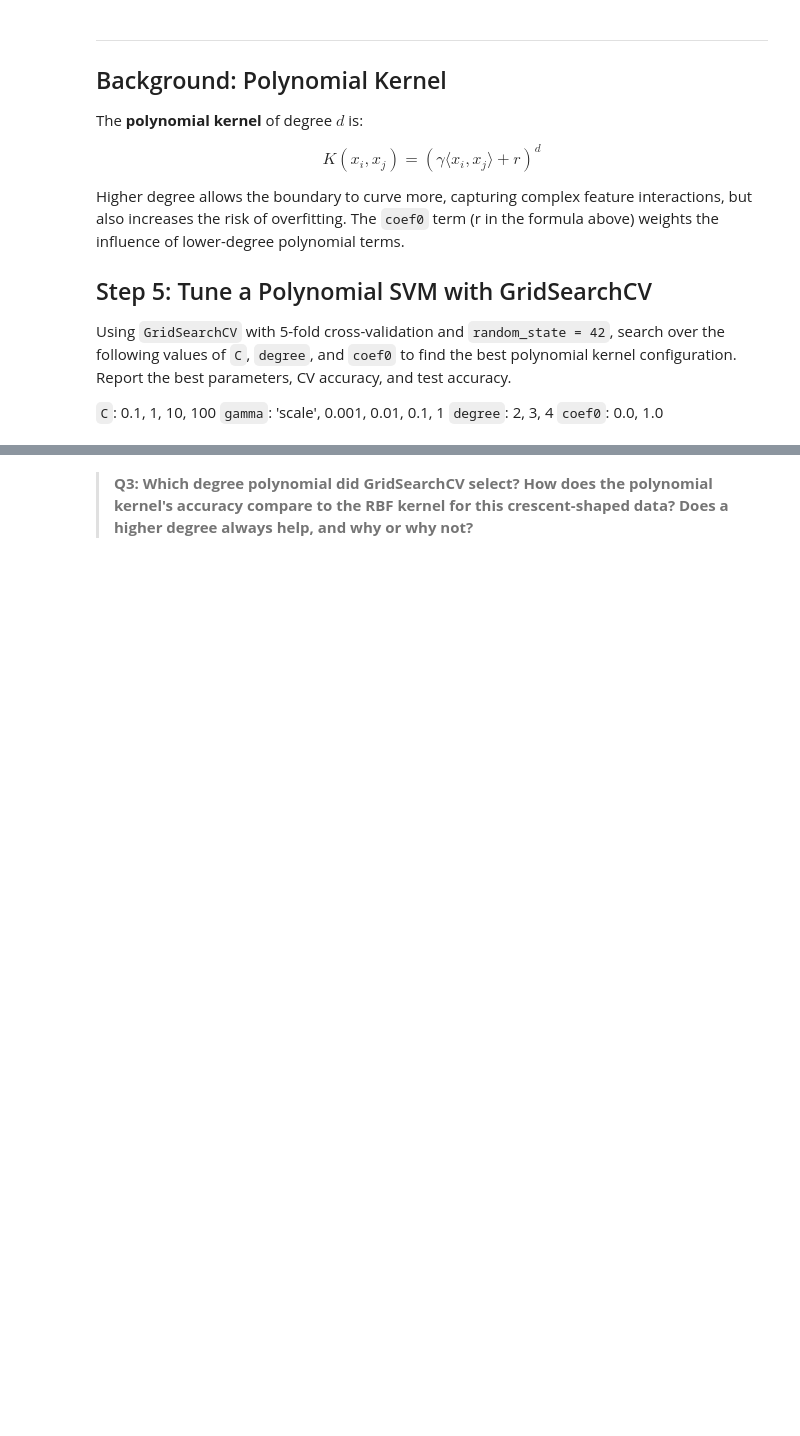
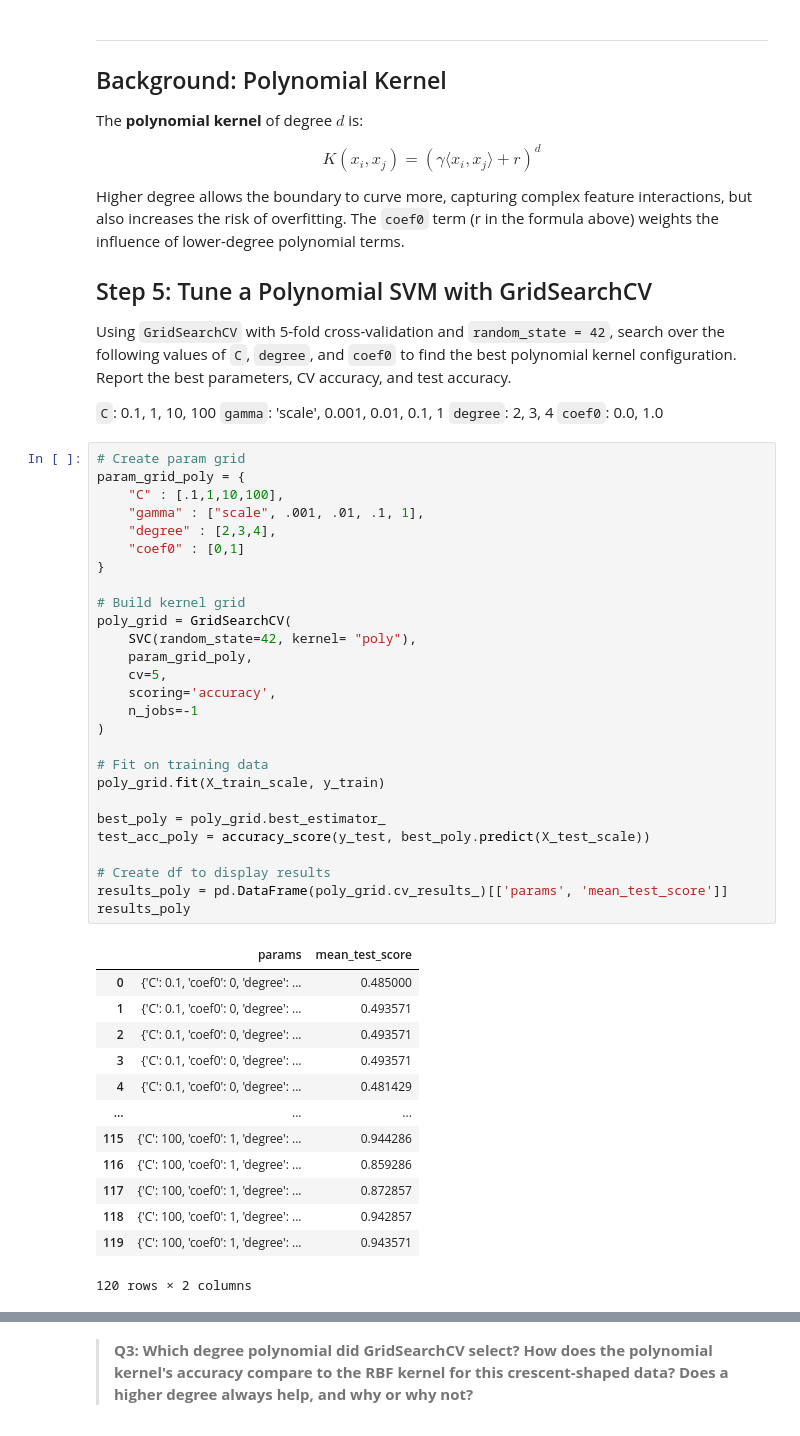
Before and after one commit to vedikaS-byte/eds232-labs, a Jupyter notebook: lab8.ipynb, the cells around one changed output, grey strips where cells are left out. Cells and saved outputs as stored; diff of their text form; blank space fills up the shorter version.

```diff
--- a/lab8.ipynb
+++ b/lab8.ipynb
@@ -197,3 +240,44 @@ Using `GridSearchCV` with 5-fold cross-validation and `random_state = 42`, searc
 `gamma`: 'scale', 0.001, 0.01, 0.1, 1
 `degree`: 2, 3, 4
 `coef0`: 0.0, 1.0
+# %%
+# Create param grid
+param_grid_poly = {
+    "C" : [.1,1,10,100],
+    "gamma" : ["scale", .001, .01, .1, 1],
+    "degree" : [2,3,4],
+    "coef0" : [0,1]
+}
+
+# Build kernel grid
+poly_grid = GridSearchCV(
+    SVC(random_state=42, kernel= "poly"),
+    param_grid_poly,
+    cv=5,
+    scoring='accuracy',
+    n_jobs=-1
+)
+
+# Fit on training data
+poly_grid.fit(X_train_scale, y_train)
+
+best_poly = poly_grid.best_estimator_
+test_acc_poly = accuracy_score(y_test, best_poly.predict(X_test_scale))
+
+# Create df to display results
+results_poly = pd.DataFrame(poly_grid.cv_results_)[['params', 'mean_test_score']]
+results_poly
+# %% [output]
+|  | params | mean_test_score |
+| 0 | {'C': 0.1, 'coef0': 0, 'degree': ... | 0.485000 |
+| 1 | {'C': 0.1, 'coef0': 0, 'degree': ... | 0.493571 |
+| 2 | {'C': 0.1, 'coef0': 0, 'degree': ... | 0.493571 |
+| 3 | {'C': 0.1, 'coef0': 0, 'degree': ... | 0.493571 |
+| 4 | {'C': 0.1, 'coef0': 0, 'degree': ... | 0.481429 |
+| ... | ... | ... |
+| 115 | {'C': 100, 'coef0': 1, 'degree': ... | 0.944286 |
+| 116 | {'C': 100, 'coef0': 1, 'degree': ... | 0.859286 |
+| 117 | {'C': 100, 'coef0': 1, 'degree': ... | 0.872857 |
+| 118 | {'C': 100, 'coef0': 1, 'degree': ... | 0.942857 |
+| 119 | {'C': 100, 'coef0': 1, 'degree': ... | 0.943571 |
+120 rows × 2 columns
```
Also changed, not shown: parts of 16 cells of this notebook, 1 other file.
